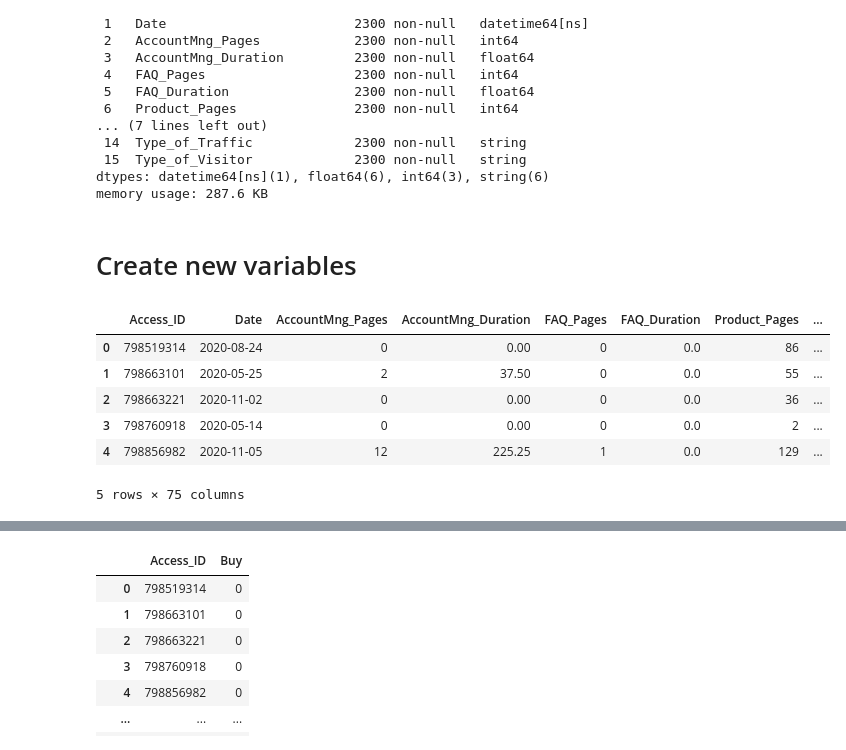
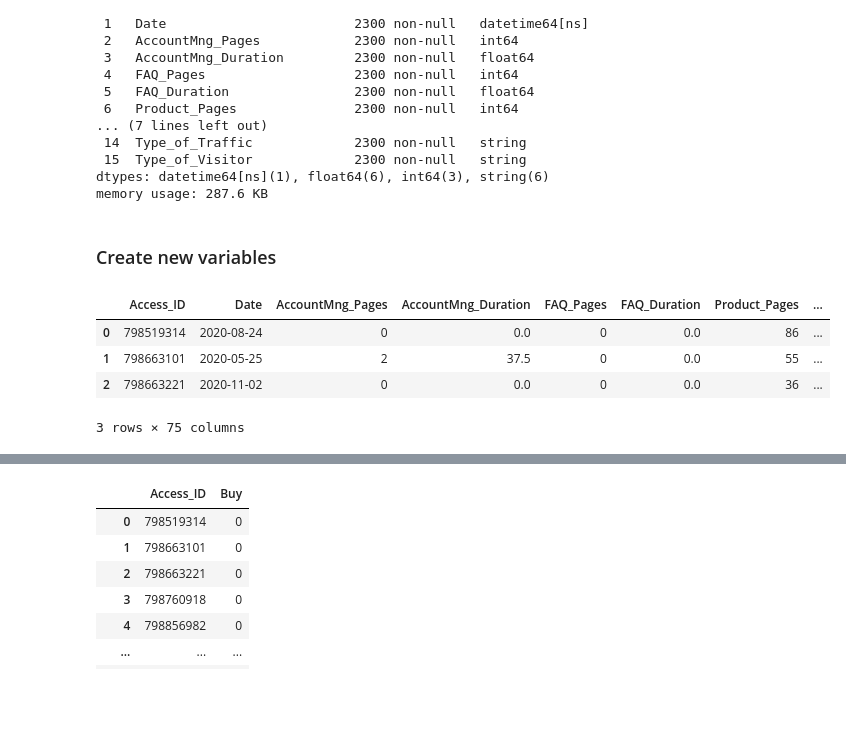
Before and after one commit to JohnnyCodess/Project-Machine-Learning, a Jupyter notebook: 202122 Fall AA Group60 Notebook.ipynb, the cells around one changed output, grey strips where cells are left out. Drawn from its saved outputs; the diff is of its cells as text; code cells hidden in the pictures; blank space fills up the shorter version.

```diff
--- a/202122 Fall AA Group60 Notebook.ipynb
+++ b/202122 Fall AA Group60 Notebook.ipynb
@@ -1452,7 +1422,7 @@ memory usage: 287.6 KB
 
 # Total removed = 3 + 9 + 130 = 142 (1.42%)
 # %% [markdown]
-# Create new variables
+### Create new variables
 # %%
 test['Apple'] = test['OS'].apply(lambda x: str(1) if x == 'MacOSX' or x == 'iOS' else str(0))
 test['Windows'] = test['OS'].apply(lambda x: str(1) if x == 'Windows' else str(0))
@@ -1508,37 +1478,35 @@ test['Traffic13']=test['Type_of_Traffic'].apply(lambda x: str(1) if x == '13' el
 test['Traffic14']=test['Type_of_Traffic'].apply(lambda x: str(1) if x == '14' else str(0))
 test['Traffic15']=test['Type_of_Traffic'].apply(lambda x: str(1) if x == '15' else str(0))
 
 test['Browser2']=test['Browser'].apply(lambda x: str(1) if x == '2' else str(0))
 test['Browser3']=test['Browser'].apply(lambda x: str(1) if x == '3' else str(0))
 test['Browser4']=test['Browser'].apply(lambda x: str(1) if x == '4' else str(0))
 test['Browser5']=test['Browser'].apply(lambda x: str(1) if x == '5' else str(0))
 test['Browser6']=test['Browser'].apply(lambda x: str(1) if x == '6' else str(0))
 test['Browser7']=test['Browser'].apply(lambda x: str(1) if x == '7' else str(0))
 test['Browser8']=test['Browser'].apply(lambda x: str(1) if x == '8' else str(0))
 test['Browser9']=test['Browser'].apply(lambda x: str(1) if x == '9' else str(0))
 test['Browser10']=test['Browser'].apply(lambda x: str(1) if x == '10' else str(0))
 test['Browser11']=test['Browser'].apply(lambda x: str(1) if x == '11' else str(0))
 test['Browser12']=test['Browser'].apply(lambda x: str(1) if x == '12' else str(0))
 test['Browser13']=test['Browser'].apply(lambda x: str(1) if x == '13' else str(0))
 
 test['Feb']=test['Browser'].apply(lambda x: str(1) if x == '2' else str(0))
 test['Mar']=test['Browser'].apply(lambda x: str(1) if x == '3' else str(0))
 test['Apr']=test['Browser'].apply(lambda x: str(1) if x == '4' else str(0))
 test['May']=test['Browser'].apply(lambda x: str(1) if x == '5' else str(0))
 test['Jun']=test['Browser'].apply(lambda x: str(1) if x == '6' else str(0))
 test['Jul']=test['Browser'].apply(lambda x: str(1) if x == '7' else str(0))
 test['Aug']=test['Browser'].apply(lambda x: str(1) if x == '8' else str(0))
 test['Sep']=test['Browser'].apply(lambda x: str(1) if x == '9' else str(0))
 test['Oct']=test['Browser'].apply(lambda x: str(1) if x == '10' else str(0))
 test['Nov']=test['Browser'].apply(lambda x: str(1) if x == '11' else str(0))
 test['Dec']=test['Browser'].apply(lambda x: str(1) if x == '12' else str(0))
 
-test.head()
+test.head(3)
 # %% [output]
 |  | Access_ID | Date | AccountMng_Pages | AccountMng_Duration | FAQ_Pages | FAQ_Duration | Product_Pages | ... |
-| 0 | 798519314 | 2020-08-24 | 0 | 0.00 | 0 | 0.0 | 86 | ... |
-| 1 | 798663101 | 2020-05-25 | 2 | 37.50 | 0 | 0.0 | 55 | ... |
-| 2 | 798663221 | 2020-11-02 | 0 | 0.00 | 0 | 0.0 | 36 | ... |
-| 3 | 798760918 | 2020-05-14 | 0 | 0.00 | 0 | 0.0 | 2 | ... |
-| 4 | 798856982 | 2020-11-05 | 12 | 225.25 | 1 | 0.0 | 129 | ... |
+| 0 | 798519314 | 2020-08-24 | 0 | 0.0 | 0 | 0.0 | 86 | ... |
+| 1 | 798663101 | 2020-05-25 | 2 | 37.5 | 0 | 0.0 | 55 | ... |
+| 2 | 798663221 | 2020-11-02 | 0 | 0.0 | 0 | 0.0 | 36 | ... |
-5 rows × 75 columns
+3 rows × 75 columns
```
Also changed, not shown: parts of 68 cells of this notebook.
